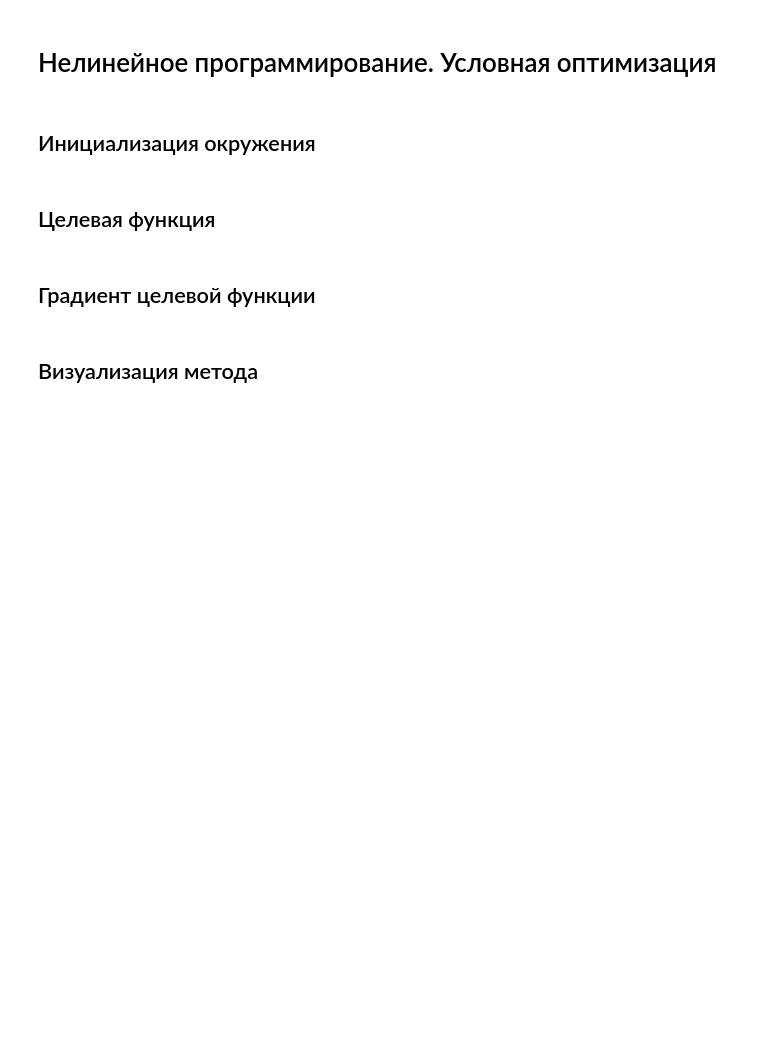
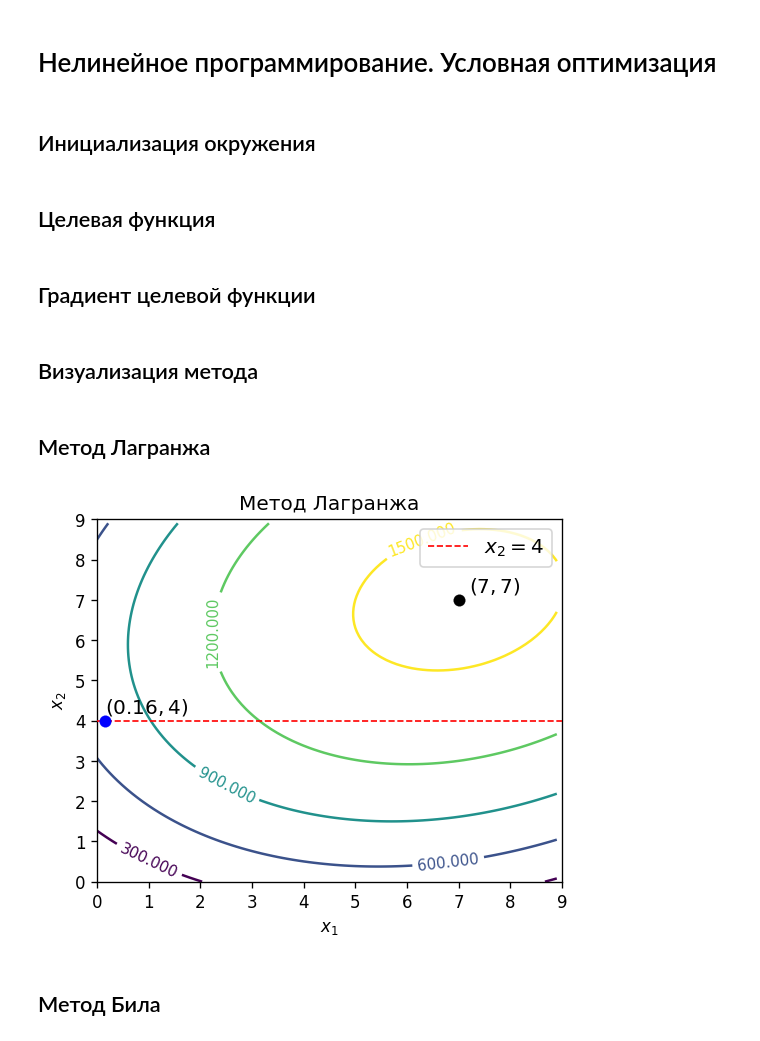
Before and after one commit to lamtev/system-analysis, a Jupyter notebook: et4/py/et4.ipynb, the cells around one changed output. Saved outputs shown, nothing was run; the diff lists cells and outputs as text; code cells hidden in the pictures; blank space fills up the shorter version.

```diff
--- a/et4/py/et4.ipynb
+++ b/et4/py/et4.ipynb
@@ -18,6 +18,14 @@ def target_function(x):
     x1 = x[0]
     x2 = x[1]
     return -17 * x1 ** 2 - 23 * x2 ** 2 + 8 * x1 * x2 + 182 * x1 + 266 * x2
+
+
+def f2(x):
+    return target_function(x)
+
+
+def f(x1, x2):
+    return f2([x1, x2])
 # %% [markdown]
 ## Градиент целевой функции
 # %%
@@ -50,3 +58,39 @@ def plot_level_contour(x1s, x2s, name, title):
     plt.ylabel('$x_2$')
     plt.savefig('../report/pics/' + name)
     plt.show()
+# %% [markdown]
+## Метод Лагранжа
+# %%
+xlim = (0, 9)
+ylim = (0, 9)
+delta = 0.1
+x = np.arange(xlim[0], xlim[1], delta)
+y = np.arange(ylim[0], ylim[1], delta)
+X, Y = np.meshgrid(x, y)
+Z = f(X, Y)
+
+matplotlib.rcParams['contour.negative_linestyle'] = 'solid'
+fig = plt.figure(figsize=(5, 4), dpi=120)
+CS = plt.contour(X, Y, Z, 5)
+plt.clabel(CS, fontsize=9, inline=1)
+
+plt.plot([0, 9], [4, 4], c='r', linestyle='--', linewidth=1, zorder=5, label='$x_2 = 4$')
+
+plt.text(0.16, 4.2, '$(0.16, 4)$', color='k', fontsize=12)
+plt.scatter(0.16, 4, c='b', marker='o', s=50, linewidth=0.1, zorder=10)
+
+plt.text(7.2, 7.2, '$(7, 7)$', color='k', fontsize=12)
+plt.scatter(7, 7, c='k', marker='o', s=50, linewidth=0.1, zorder=10)
+
+plt.title('Метод Лагранжа')
+plt.xlim(xlim)
+plt.ylim(ylim)
+plt.xlabel('$x_1$')
+plt.ylabel('$x_2$')
+plt.legend(loc=1, frameon=True, fancybox=True, fontsize=12)
+plt.savefig('../report/pics/lagrange', bbox_inches='tight')
+plt.show()
+# %% [output]
+[figure, added]
+# %% [markdown]
+## Метод Била
```
Also changed, not shown: parts of 19 cells of this notebook, 13 other files.
